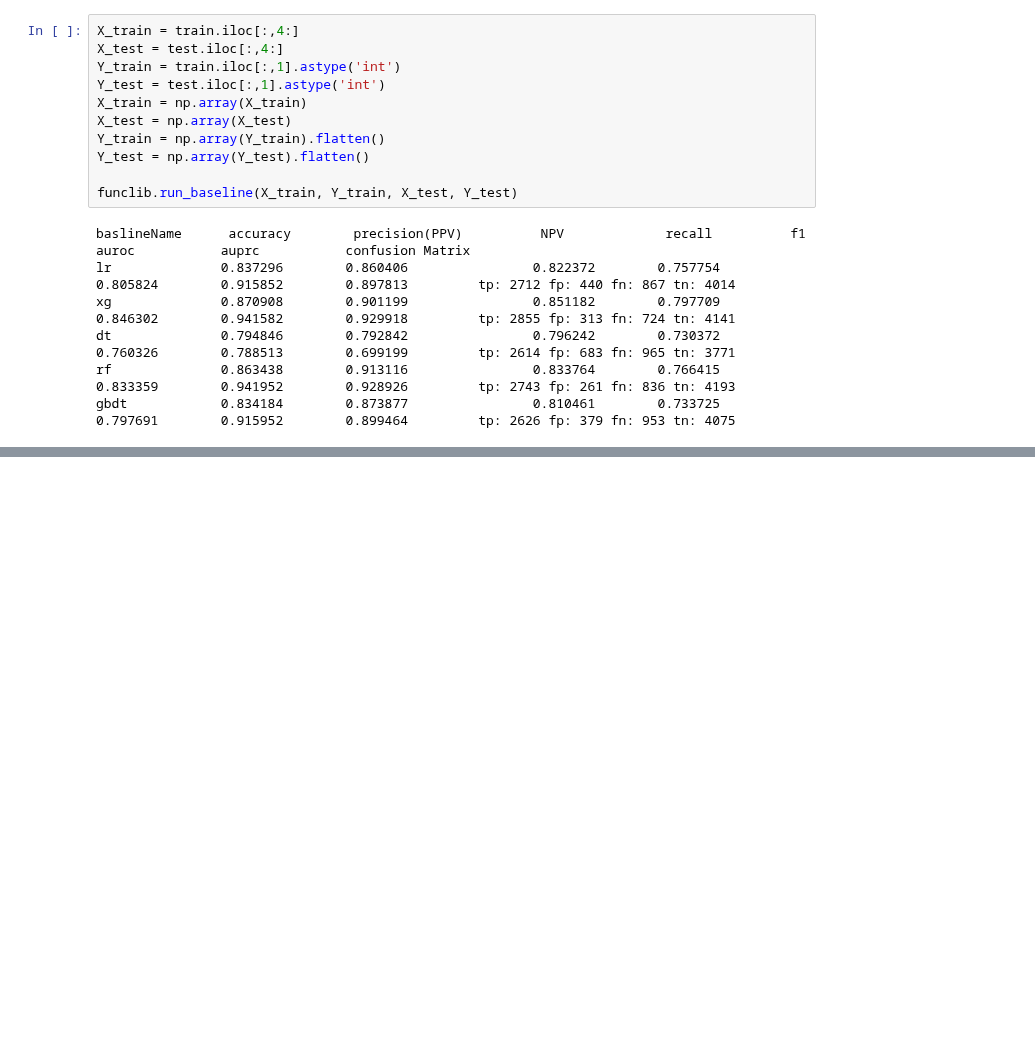
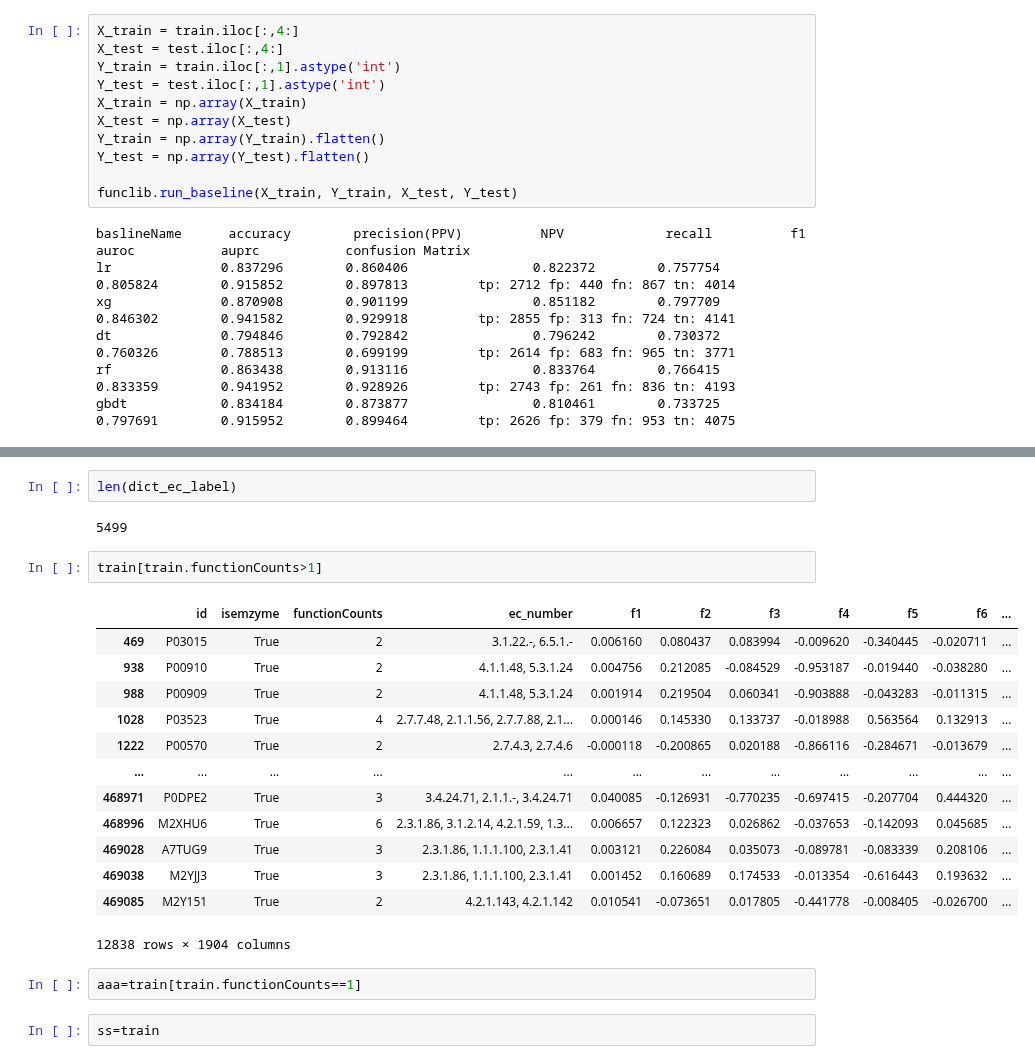
Before and after one commit to kingstdio/BioUniprot, a Jupyter notebook: tasks/task3R/benchmark.ipynb, the cells around one changed output, grey strips where cells are left out. Cells and saved outputs as stored; diff of their text form; blank space fills up the shorter version.

```diff
--- a/tasks/task3R/benchmark.ipynb
+++ b/tasks/task3R/benchmark.ipynb
@@ -181,0 +194,24 @@ gbdt            0.834184        0.873877                0.810461        0.733725
+# %%
+len(dict_ec_label)
+# %% [output]
+5499
+# %%
+train[train.functionCounts>1]
+# %% [output]
+|  | id | isemzyme | functionCounts | ec_number | f1 | f2 | f3 | f4 | f5 | f6 | ... |
+| 469 | P03015 | True | 2 | 3.1.22.-, 6.5.1.- | 0.006160 | 0.080437 | 0.083994 | -0.009620 | -0.340445 | -0.020711 | ... |
+| 938 | P00910 | True | 2 | 4.1.1.48, 5.3.1.24 | 0.004756 | 0.212085 | -0.084529 | -0.953187 | -0.019440 | -0.038280 | ... |
+| 988 | P00909 | True | 2 | 4.1.1.48, 5.3.1.24 | 0.001914 | 0.219504 | 0.060341 | -0.903888 | -0.043283 | -0.011315 | ... |
+| 1028 | P03523 | True | 4 | 2.7.7.48, 2.1.1.56, 2.7.7.88, 2.1... | 0.000146 | 0.145330 | 0.133737 | -0.018988 | 0.563564 | 0.132913 | ... |
+| 1222 | P00570 | True | 2 | 2.7.4.3, 2.7.4.6 | -0.000118 | -0.200865 | 0.020188 | -0.866116 | -0.284671 | -0.013679 | ... |
+| ... | ... | ... | ... | ... | ... | ... | ... | ... | ... | ... | ... |
+| 468971 | P0DPE2 | True | 3 | 3.4.24.71, 2.1.1.-, 3.4.24.71 | 0.040085 | -0.126931 | -0.770235 | -0.697415 | -0.207704 | 0.444320 | ... |
+| 468996 | M2XHU6 | True | 6 | 2.3.1.86, 3.1.2.14, 4.2.1.59, 1.3... | 0.006657 | 0.122323 | 0.026862 | -0.037653 | -0.142093 | 0.045685 | ... |
+| 469028 | A7TUG9 | True | 3 | 2.3.1.86, 1.1.1.100, 2.3.1.41 | 0.003121 | 0.226084 | 0.035073 | -0.089781 | -0.083339 | 0.208106 | ... |
+| 469038 | M2YJJ3 | True | 3 | 2.3.1.86, 1.1.1.100, 2.3.1.41 | 0.001452 | 0.160689 | 0.174533 | -0.013354 | -0.616443 | 0.193632 | ... |
+| 469085 | M2Y151 | True | 2 | 4.2.1.143, 4.2.1.142 | 0.010541 | -0.073651 | 0.017805 | -0.441778 | -0.008405 | -0.026700 | ... |
+12838 rows × 1904 columns
+# %%
+aaa=train[train.functionCounts==1]
+# %%
+ss=train
```
Also changed, not shown: parts of 6 cells of this notebook, 8 other files.
